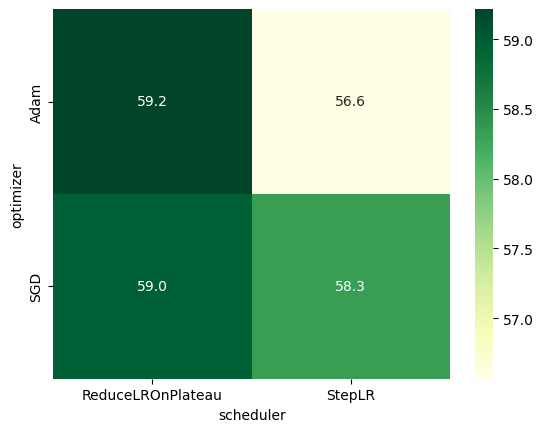
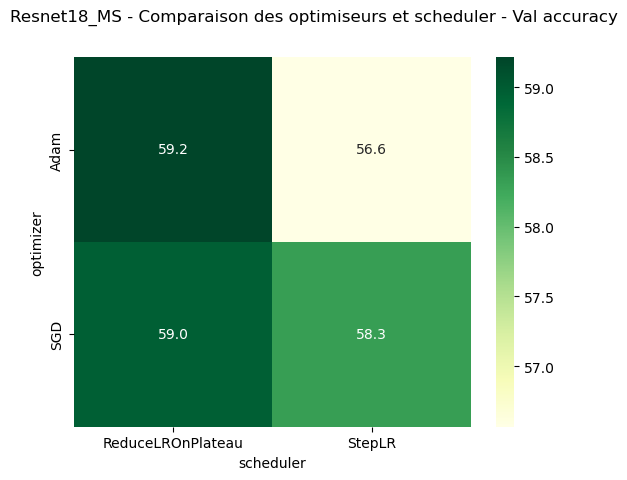
The notebook cell's code change between the first figure and the second:
--- before
+++ after
@@ -1,4 +1,7 @@
 """ Heatmap des hyperparamètres
 Visualiser quelle combinaison optimizer x scheduler """
+plt.figure()
+plt.suptitle("Resnet18_MS - Comparaison des optimiseurs et scheduler - Val accuracy")
 pivot = grid_par_classe_aug_50.pivot_table(values='val_acc', index='optimizer', columns='scheduler')
 sns.heatmap(pivot, annot=True, fmt=".1f", cmap="YlGn")
+plt.savefig("figures/heatmap_optimiseur_18_MS.png", dpi=150, bbox_inches="tight" )

Commit: figures